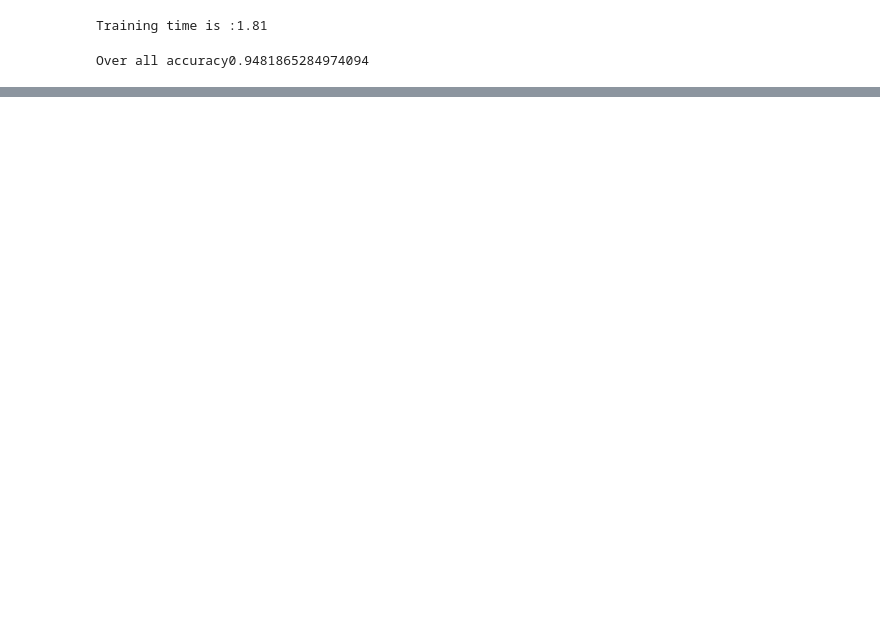
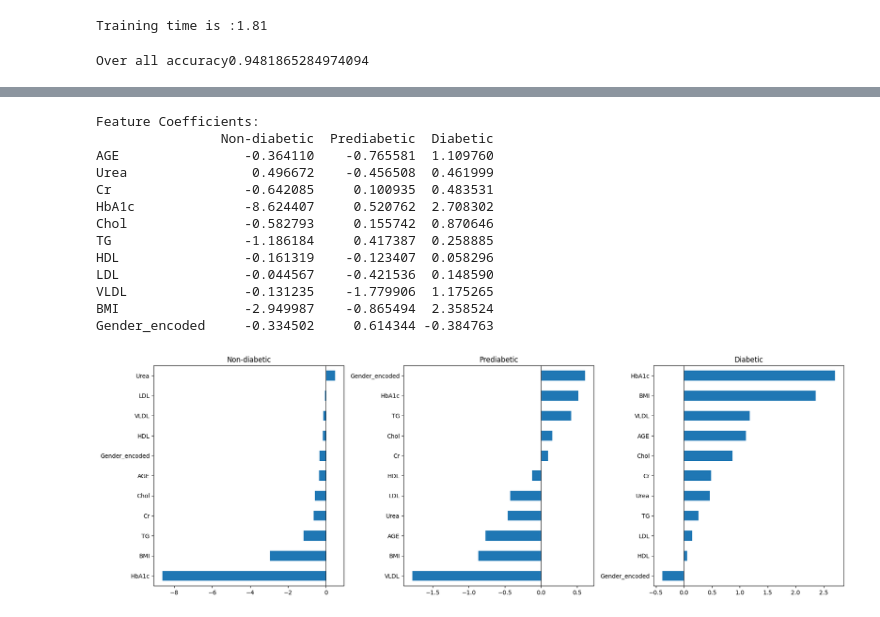
Before and after one commit to samirdahal888/Diabetes_Classification, a Jupyter notebook: notebooks/classifiaction/logestic_regression.ipynb, the cells around one changed output, grey strips where cells are left out. Saved outputs shown, nothing was run; the diff lists cells and outputs as text; code cells hidden in the pictures; blank space fills up the shorter version.

```diff
--- a/notebooks/classifiaction/logestic_regression.ipynb
+++ b/notebooks/classifiaction/logestic_regression.ipynb
@@ -78,0 +90,33 @@ Over all accuracy0.9481865284974094
+# %%
+# Feature coefficients (shows which features are most important)
+feature_names = x_test.columns
+coefficients = log_reg.coef_
+
+coef_df = pd.DataFrame(coefficients.T, columns=class_names, index=feature_names)
+print("Feature Coefficients:")
+print(coef_df)
+
+# Visualize
+fig, axes = plt.subplots(1, 3, figsize=(18, 6))
+for i, class_name in enumerate(class_names):
+    coef_df[class_name].sort_values().plot(kind="barh", ax=axes[i])
+    axes[i].set_title(f"{class_name}")
+    axes[i].axvline(x=0, color="black", linewidth=0.8)
+
+plt.tight_layout()
+plt.show()
+# %% [output]
+Feature Coefficients:
+                Non-diabetic  Prediabetic  Diabetic
+AGE                -0.364110    -0.765581  1.109760
+Urea                0.496672    -0.456508  0.461999
+Cr                 -0.642085     0.100935  0.483531
+HbA1c              -8.624407     0.520762  2.708302
+Chol               -0.582793     0.155742  0.870646
+TG                 -1.186184     0.417387  0.258885
+HDL                -0.161319    -0.123407  0.058296
+LDL                -0.044567    -0.421536  0.148590
+VLDL               -0.131235    -1.779906  1.175265
+BMI                -2.949987    -0.865494  2.358524
+Gender_encoded     -0.334502     0.614344 -0.384763
+[figure, added]
```
Also changed, not shown: parts of 4 cells of this notebook.
